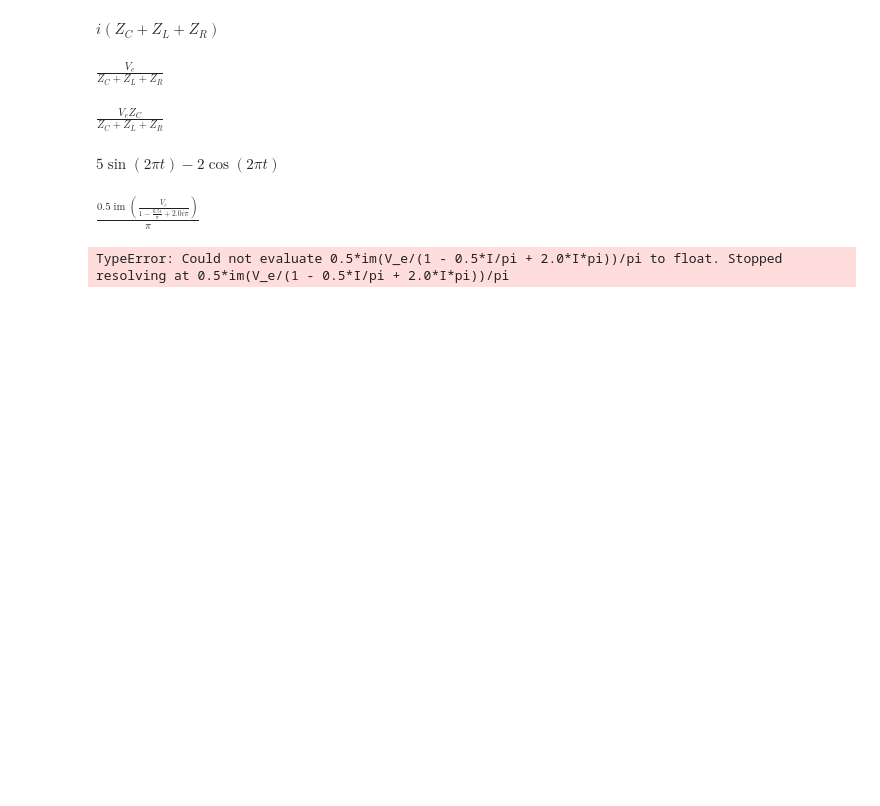
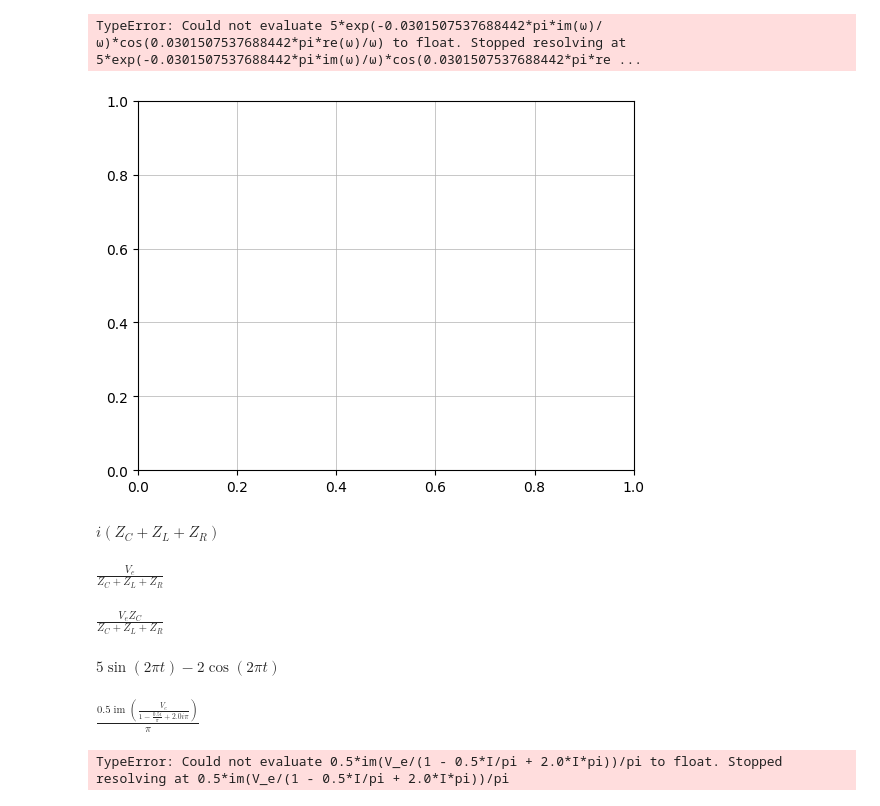
Before and after one commit to alonso-herreros/uni-syscirc-problems, a Jupyter notebook: code/circuits/C.4.ipynb, the cells around one changed output. Cells and saved outputs as stored; diff of their text form; code cells hidden in the pictures; blank space fills up the shorter version.

```diff
--- a/code/circuits/C.4.ipynb
+++ b/code/circuits/C.4.ipynb
@@ -6,3 +6,21 @@ t = Symbol("t", real = true)
+# %%
+t = Symbol("t", real=True)
+
+ω = Known("ω")
+A = Known("A")
+ϕ = Known("ϕ")
+Vg = Known("V_g", A*exp(1j*(ω*t+ϕ)))
+vg = Known("v_g", re(Vg))
+I = Known("I")
+
+R1 = Resistor(Known("R", 1), "R", I=I)
+C = Capacitor(Known("C", 1), ω, name="C", I=I)
+L = Inductor(Known("L", 1), ω, name="L", I=I)
+
+plotcont([re(Vg), re(5*exp(1j*ω*t))+0.1], [0, 3*(2*pi/ω.evalf())], nsamples=200, vars=t, {})
+# %% [output]
+TypeError: Could not evaluate 5*exp(-0.0301507537688442*pi*im(ω)/ω)*cos(0.0301507537688442*pi*re(ω)/ω) to float. Stopped resolving at 5*exp(-0.0301507537688442*pi*im(ω)/ω)*cos(0.0301507537688442*pi*re ...
+[figure, added]
 # %%
 V_i = Symbol("V_e") #5*sin(2*pi*t)-2*cos(2*pi*t)
 # %%
```
Also changed, not shown: parts of 4 cells of this notebook.
